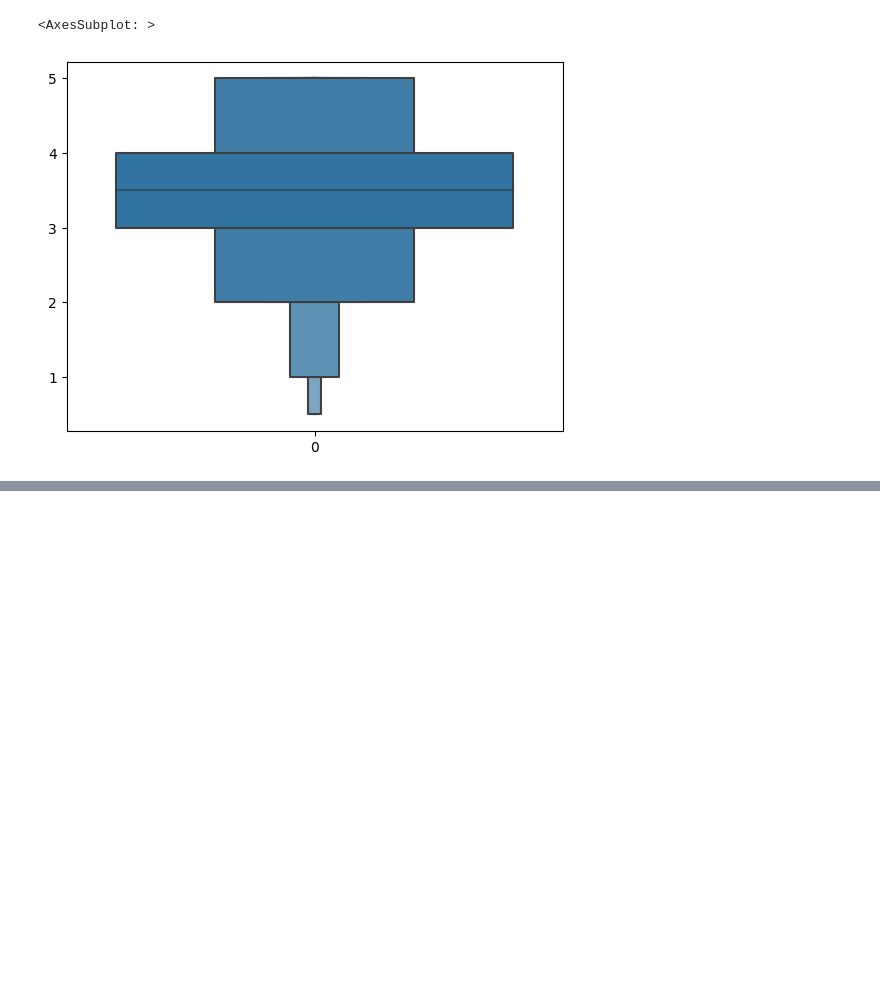
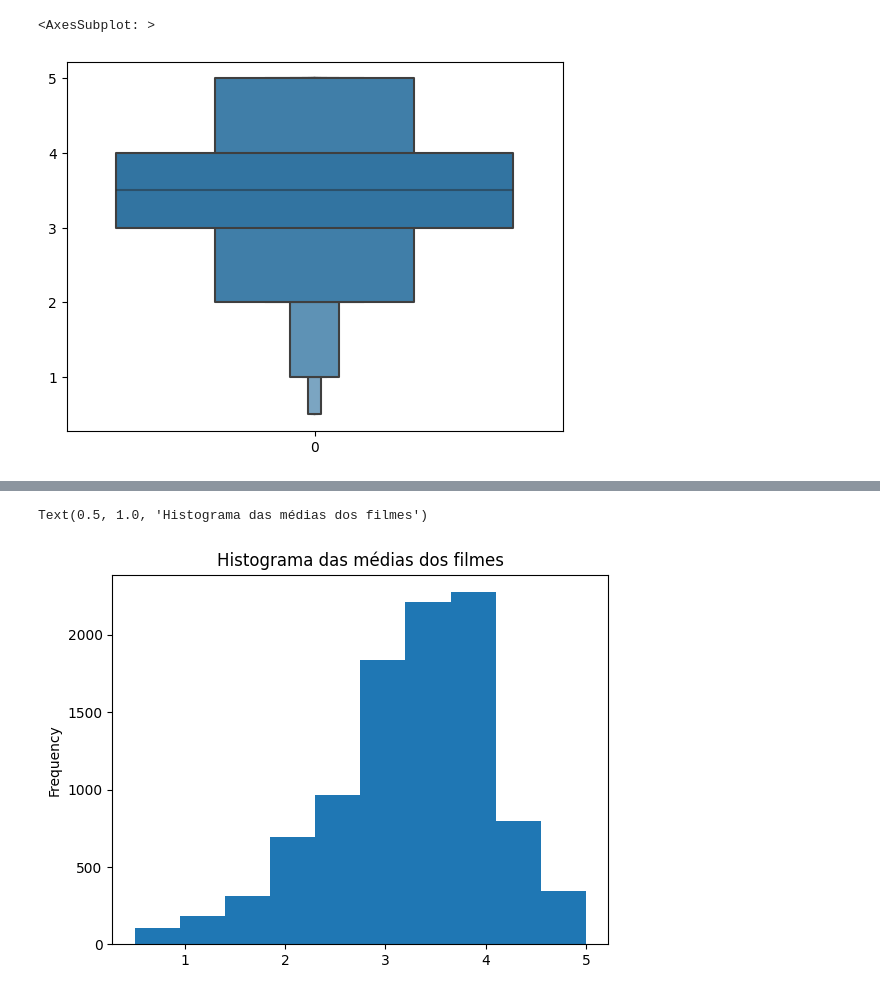
Before and after one commit to DevLuizP/Introducao_DataScience, a Jupyter notebook: Introducao.ipynb, the cells around one changed output, grey strips where cells are left out. Saved outputs shown, nothing was run; the diff lists cells and outputs as text; code cells hidden in the pictures; blank space fills up the shorter version.

```diff
--- a/Introducao.ipynb
+++ b/Introducao.ipynb
@@ -167,0 +186,3 @@ sns.boxenplot(nota.Nota)
+# %%
+medias_por_filme = notas.groupby('FilmeID').mean().Nota
+medias_por_filme.head()
@@ -167,0 +197,6 @@ sns.boxenplot(nota.Nota)
+# %%
+medias_por_filme.plot(kind = 'hist')
+plt.title("Histograma das médias dos filmes")
+# %% [output]
+Text(0.5, 1.0, 'Histograma das médias dos filmes')
+[figure, added]
```
Also changed, not shown: parts of 24 cells of this notebook.
